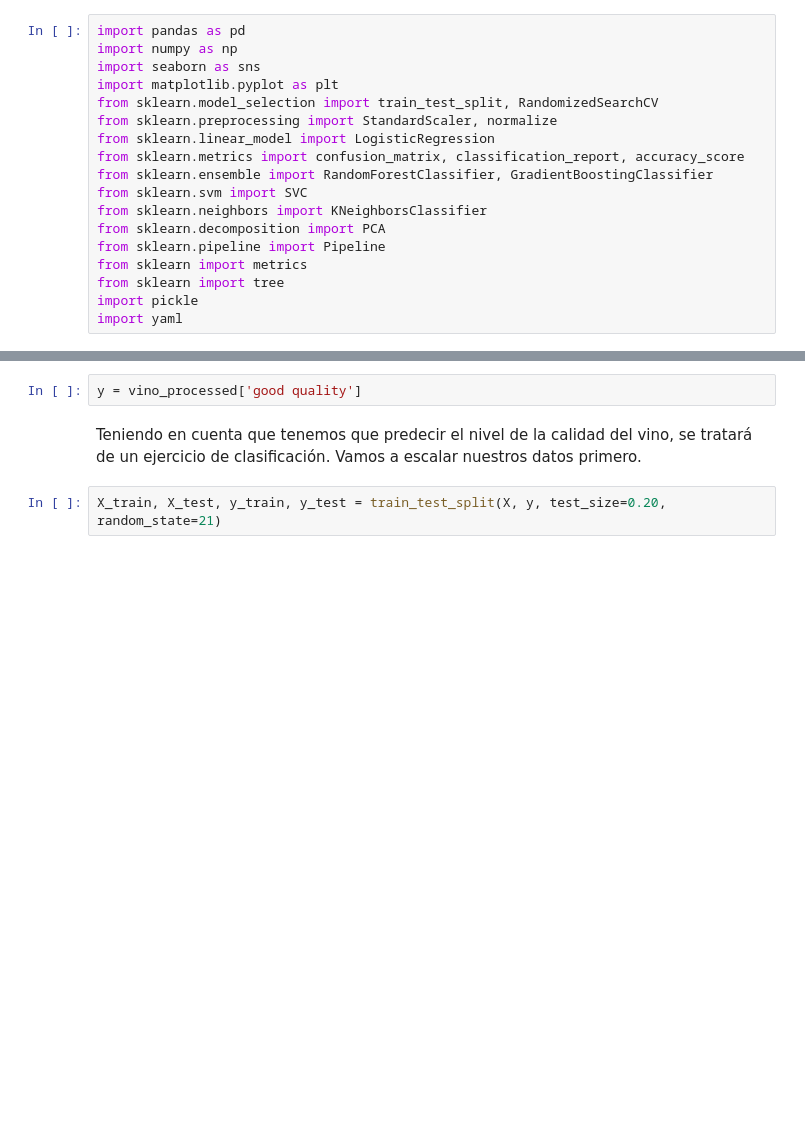
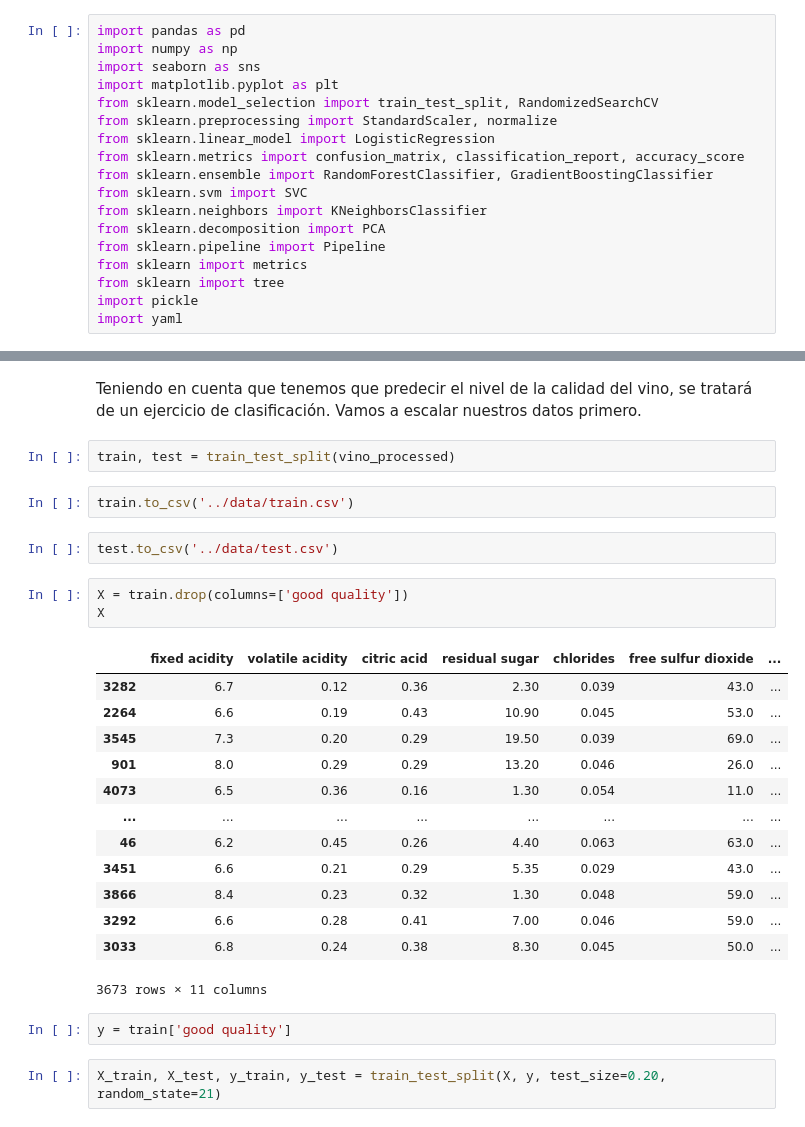
Before and after one commit to Vihelmet/Analisis_calidad_vino_blanco_ML, a Jupyter notebook: notebooks/03_Entrenamiento_modelo.ipynb, the cells around one changed output, grey strips where cells are left out. Drawn from its saved outputs; the diff is of its cells as text; blank space fills up the shorter version.

```diff
--- a/notebooks/03_Entrenamiento_modelo.ipynb
+++ b/notebooks/03_Entrenamiento_modelo.ipynb
@@ -55,7 +38,30 @@ X
-# %%
-y = vino_processed['good quality']
 # %% [markdown]
 Teniendo en cuenta que tenemos que predecir el nivel de la calidad del vino, se tratará de un ejercicio de clasificación. Vamos a escalar nuestros datos primero.
+# %%
+train, test = train_test_split(vino_processed)
+# %%
+train.to_csv('../data/train.csv')
+# %%
+test.to_csv('../data/test.csv')
+# %%
+X = train.drop(columns=['good quality'])
+X
+# %% [output]
+|  | fixed acidity | volatile acidity | citric acid | residual sugar | chlorides | free sulfur dioxide | ... |
+| 3282 | 6.7 | 0.12 | 0.36 | 2.30 | 0.039 | 43.0 | ... |
+| 2264 | 6.6 | 0.19 | 0.43 | 10.90 | 0.045 | 53.0 | ... |
+| 3545 | 7.3 | 0.20 | 0.29 | 19.50 | 0.039 | 69.0 | ... |
+| 901 | 8.0 | 0.29 | 0.29 | 13.20 | 0.046 | 26.0 | ... |
+| 4073 | 6.5 | 0.36 | 0.16 | 1.30 | 0.054 | 11.0 | ... |
+| ... | ... | ... | ... | ... | ... | ... | ... |
+| 46 | 6.2 | 0.45 | 0.26 | 4.40 | 0.063 | 63.0 | ... |
+| 3451 | 6.6 | 0.21 | 0.29 | 5.35 | 0.029 | 43.0 | ... |
+| 3866 | 8.4 | 0.23 | 0.32 | 1.30 | 0.048 | 59.0 | ... |
+| 3292 | 6.6 | 0.28 | 0.41 | 7.00 | 0.046 | 59.0 | ... |
+| 3033 | 6.8 | 0.24 | 0.38 | 8.30 | 0.045 | 50.0 | ... |
+3673 rows × 11 columns
+# %%
+y = train['good quality']
 # %%
 X_train, X_test, y_train, y_test = train_test_split(X, y, test_size=0.20, random_state=21)
 # %%
```
Also changed, not shown: parts of 26 cells of this notebook, 5 other files.
